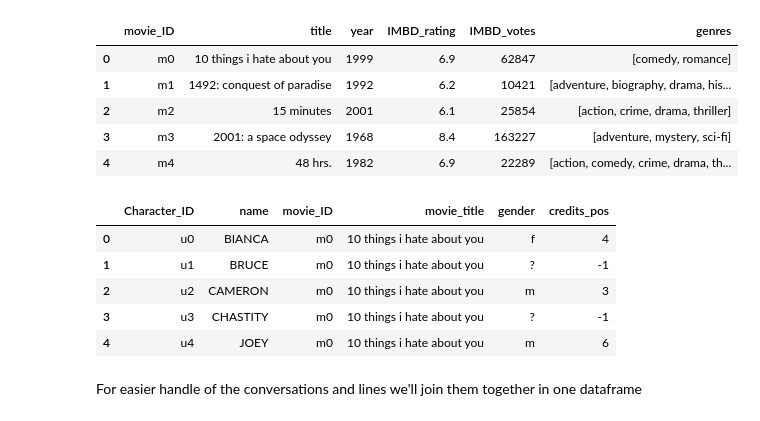
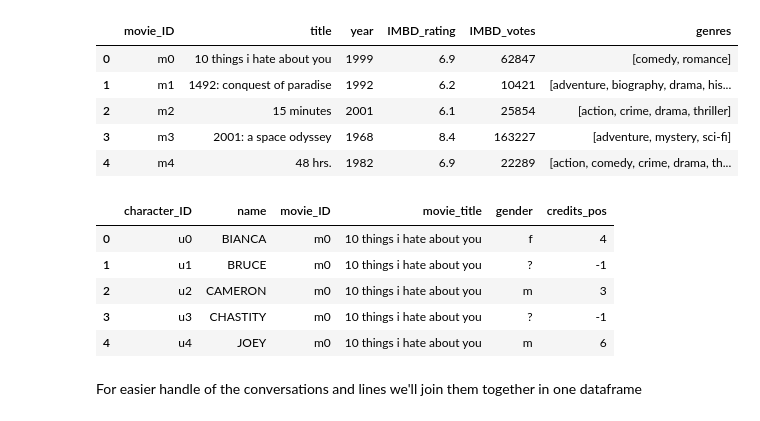
Before and after one commit to AngelaRemolina/NLP-Film-Dialog-Generation, a Jupyter notebook: Metadata-Prediction.ipynb, the cells around one changed output. Saved outputs shown, nothing was run; the diff lists cells and outputs as text; code cells hidden in the pictures.

```diff
--- a/Metadata-Prediction.ipynb
+++ b/Metadata-Prediction.ipynb
@@ -174,21 +174,21 @@ df_title.head(5)
 # %%
 # create dataframe with conversations
 df_chars = pd.DataFrame({'characters': characters})
 
 # split into columns
 df_chars = df_chars['characters'].str.split(r' \+\+\+\$\+\+\+ ', expand=True)
-df_chars.columns = ['Character_ID','name','movie_ID','movie_title','gender','credits_pos']
+df_chars.columns = ['character_ID','name','movie_ID','movie_title','gender','credits_pos']
 
 # delete new line character
 df_chars['credits_pos'] = df_chars['credits_pos'].str.rstrip('\n')
 
 # cast credits_pos to int (-1 if unknown)
 df_chars.loc[df_chars['credits_pos'] == '?', 'credits_pos'] = -1
 df_chars['credits_pos'] = df_chars['credits_pos'].astype(int)  # max(df_chars['credits_pos']) = 1000
 
 df_chars.head(5)
 # %% [output]
-|  | Character_ID | name | movie_ID | movie_title | gender | credits_pos |
+|  | character_ID | name | movie_ID | movie_title | gender | credits_pos |
 | 0 | u0 | BIANCA | m0 | 10 things i hate about you | f | 4 |
 | 1 | u1 | BRUCE | m0 | 10 things i hate about you | ? | -1 |
 | 2 | u2 | CAMERON | m0 | 10 things i hate about you | m | 3 |
```
Also changed, not shown: parts of 36 cells of this notebook.
